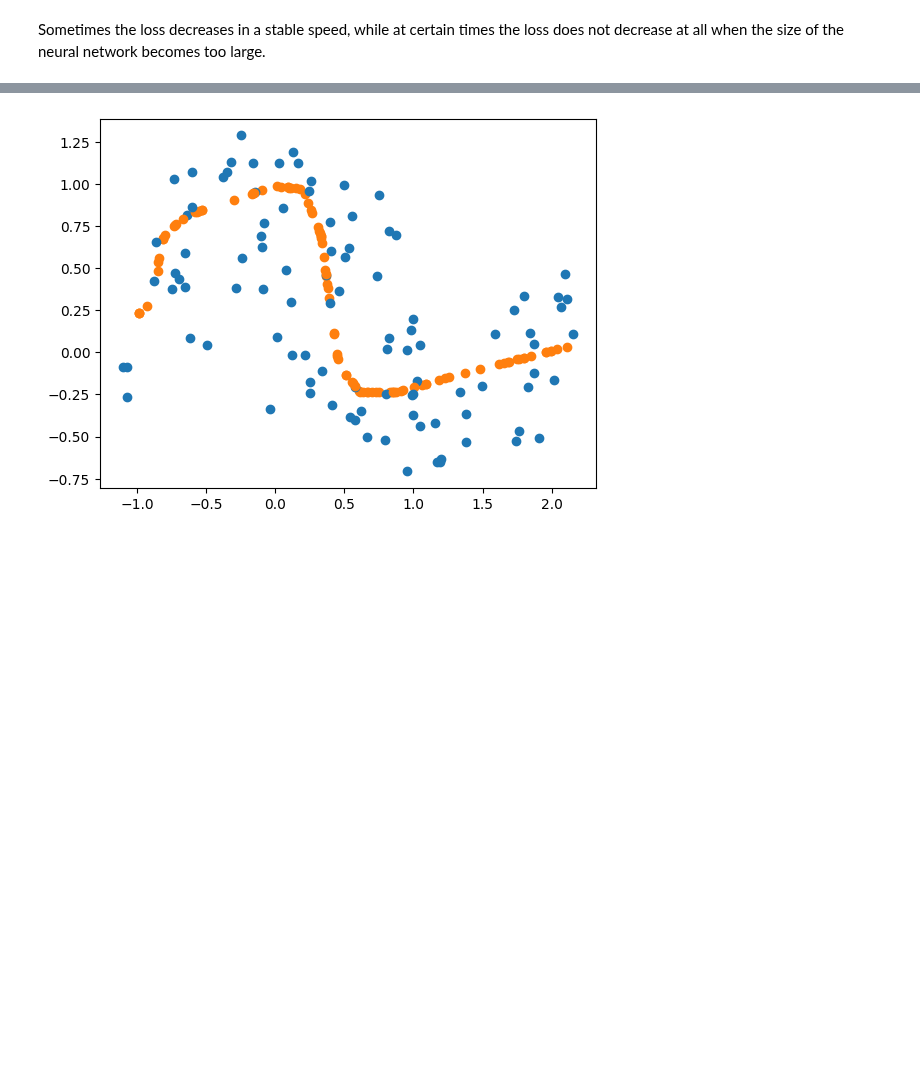
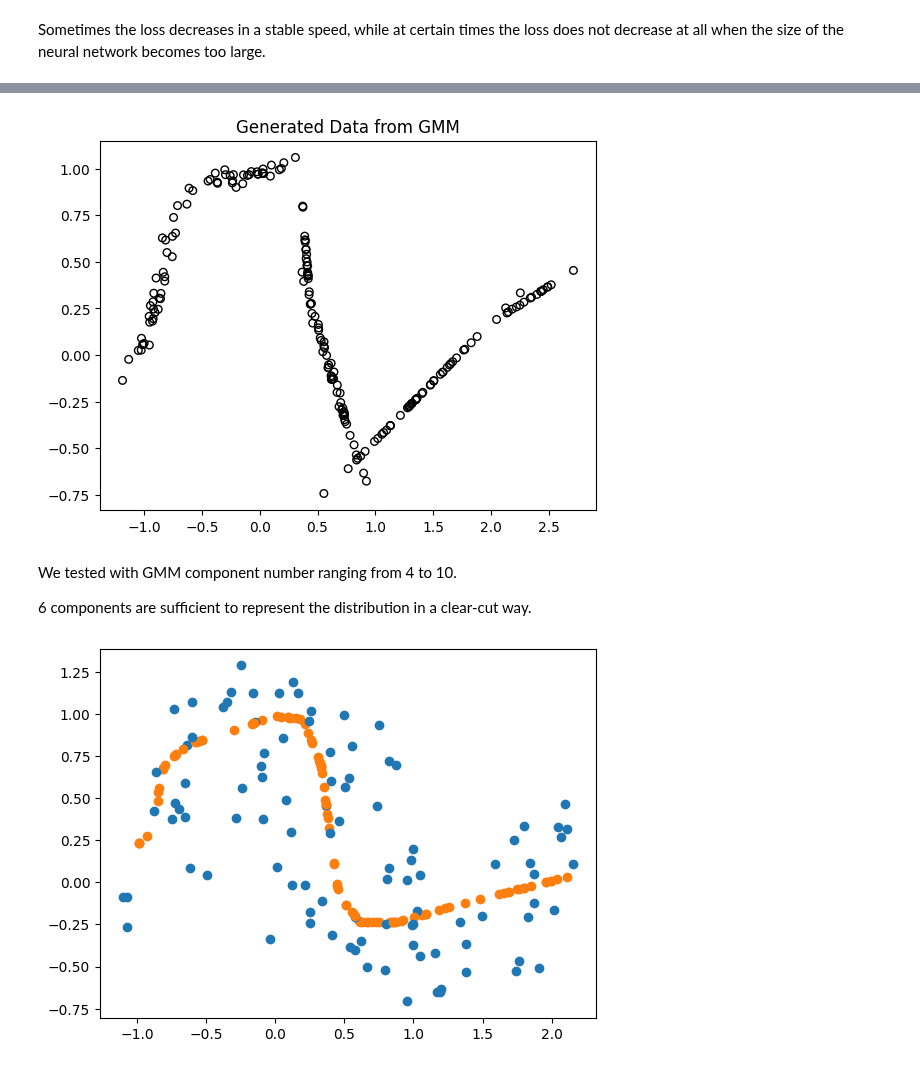
Before and after one commit to Max-Hi/GenNN, a Jupyter notebook: Exercise_2/ex2.ipynb, the cells around one changed output, grey strips where cells are left out. Cells and saved outputs as stored; diff of their text form; code cells hidden in the pictures; blank space fills up the shorter version.

```diff
--- a/Exercise_2/ex2.ipynb
+++ b/Exercise_2/ex2.ipynb
@@ -135,3 +146,14 @@ mixture.GaussianMixture
+# %%
+X_temp,_ = gmm_model.sample(200)
+plt.scatter(X_temp[:, 0], X_temp[:, 1], marker='o', s=30, edgecolors='k', facecolors='none')
+plt.title('Generated Data from GMM')
+plt.show()
+# %% [output]
+[figure, added]
+# %% [markdown]
+We tested with GMM component number ranging from 4 to 10.
+
+6 components are sufficient to represent the distribution in a clear-cut way.
 # %%
 # noise level 0.2
 with torch.no_grad():
```
Also changed, not shown: parts of 13 cells of this notebook.
